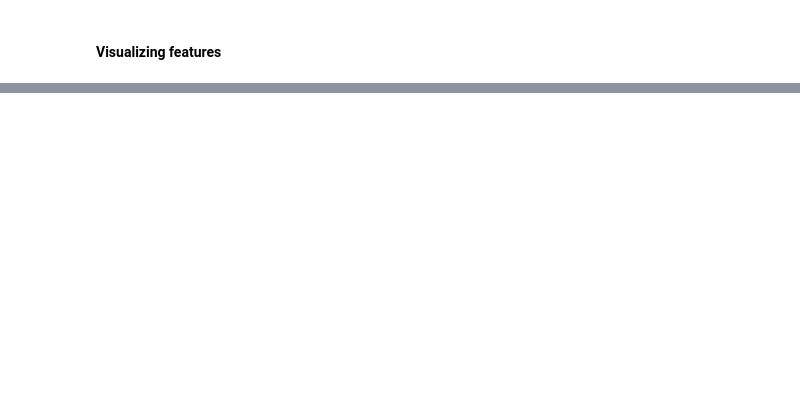
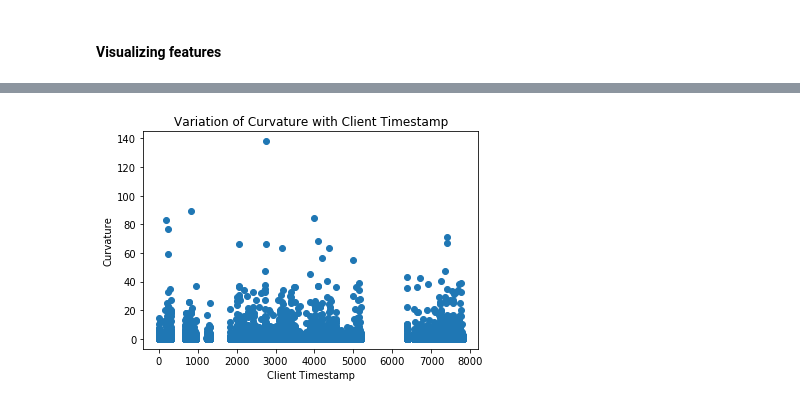
Before and after one commit to vinithegit/MouseDynamics_Task3, a Jupyter notebook: MouseDynamics.ipynb, the cells around one changed output, grey strips where cells are left out. Saved outputs shown, nothing was run; the diff lists cells and outputs as text; code cells hidden in the pictures; blank space fills up the shorter version.

```diff
--- a/MouseDynamics.ipynb
+++ b/MouseDynamics.ipynb
@@ -148,0 +136,8 @@ plt.show()
+# %%
+plt.scatter(df1['client timestamp'], df1['curvature'])
+plt.title('Variation of Curvature with Client Timestamp')
+plt.xlabel('Client Timestamp')
+plt.ylabel('Curvature')
+plt.show()
+# %% [output]
+[figure, added]
```
Also changed, not shown: parts of 12 cells of this notebook, 1 other file.
